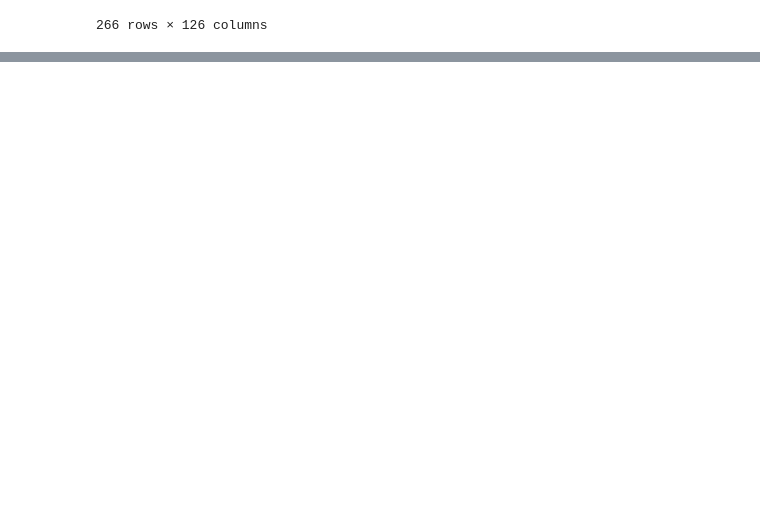
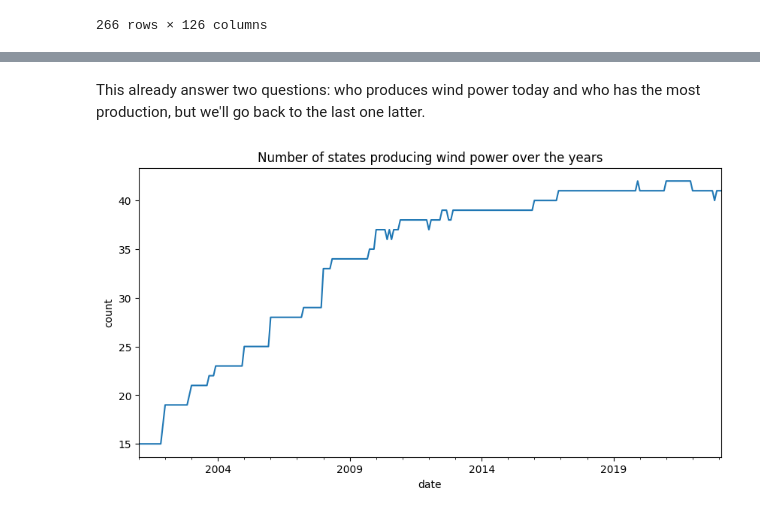
Before and after one commit to abasilio91/DS-wind_production_US, a Jupyter notebook: wind-power-production-statistical-study.ipynb, the cells around one changed output, grey strips where cells are left out. Saved outputs shown, nothing was run; the diff lists cells and outputs as text; code cells hidden in the pictures; blank space fills up the shorter version.

```diff
--- a/wind-power-production-statistical-study.ipynb
+++ b/wind-power-production-statistical-study.ipynb
@@ -241,0 +344,12 @@ Great. Now that we have a more workable dataframe, let's search for some answers
+# %% [markdown]
+This already answer two questions: who produces wind power today and who has the most production, but we'll go back to the last one latter.
+# %%
+# How many states produce wind power in a specific moment in history?
+
+df_wind.melt(id_vars='date', value_name='production', var_name='state').\
+    groupby(by='date')['production'].count().plot(kind='line', figsize=(10,5));
+
+plt.ylabel('count');
+plt.title('Number of states producing wind power over the years');
+# %% [output]
+[figure, added]
```
Also changed, not shown: parts of 18 cells of this notebook, 2 other files.
